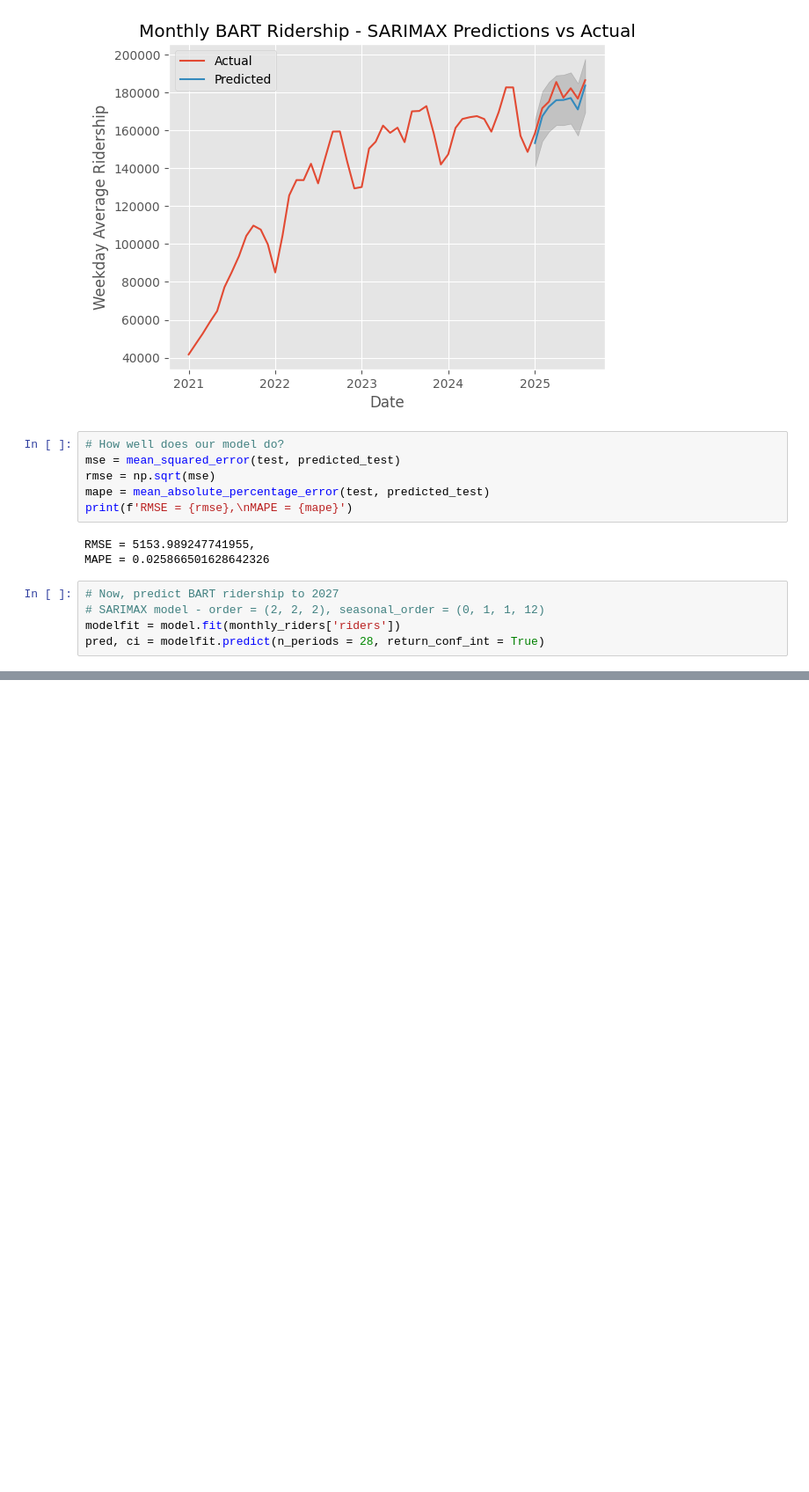
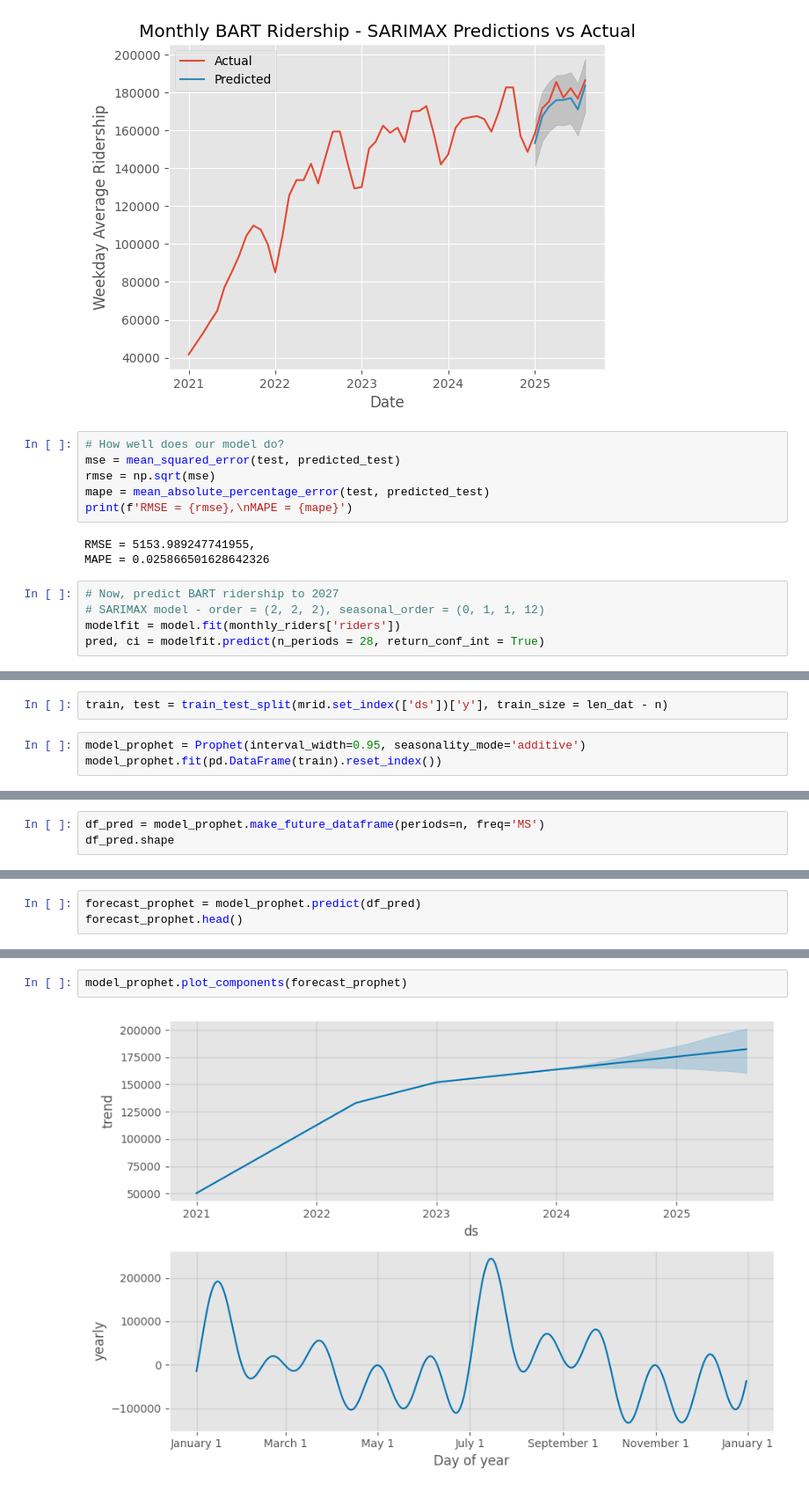
Before and after one commit to Hackquantumcpp/bart_ridership_analysis, a Jupyter notebook: 01-analysis.ipynb, the cells around one changed output, grey strips where cells are left out. Shown at 88% size. Cells and saved outputs as stored; diff of their text form; blank space fills up the shorter version.

Commit message:
prophet

```diff
--- a/01-analysis.ipynb
+++ b/01-analysis.ipynb
@@ -848,0 +881,5 @@ plt.legend();
+# %%
+train, test = train_test_split(mrid.set_index(['ds'])['y'], train_size = len_dat - n)
+# %%
+model_prophet = Prophet(interval_width=0.95, seasonality_mode='additive')
+model_prophet.fit(pd.DataFrame(train).reset_index())
@@ -848,0 +905,3 @@ plt.legend();
+# %%
+df_pred = model_prophet.make_future_dataframe(periods=n, freq='MS')
+df_pred.shape
@@ -848,0 +910,3 @@ plt.legend();
+# %%
+forecast_prophet = model_prophet.predict(df_pred)
+forecast_prophet.head()
@@ -848,0 +920,4 @@ plt.legend();
+# %%
+model_prophet.plot_components(forecast_prophet)
+# %% [output]
+[figure, added]
```
Also changed, not shown: parts of 23 cells of this notebook.
